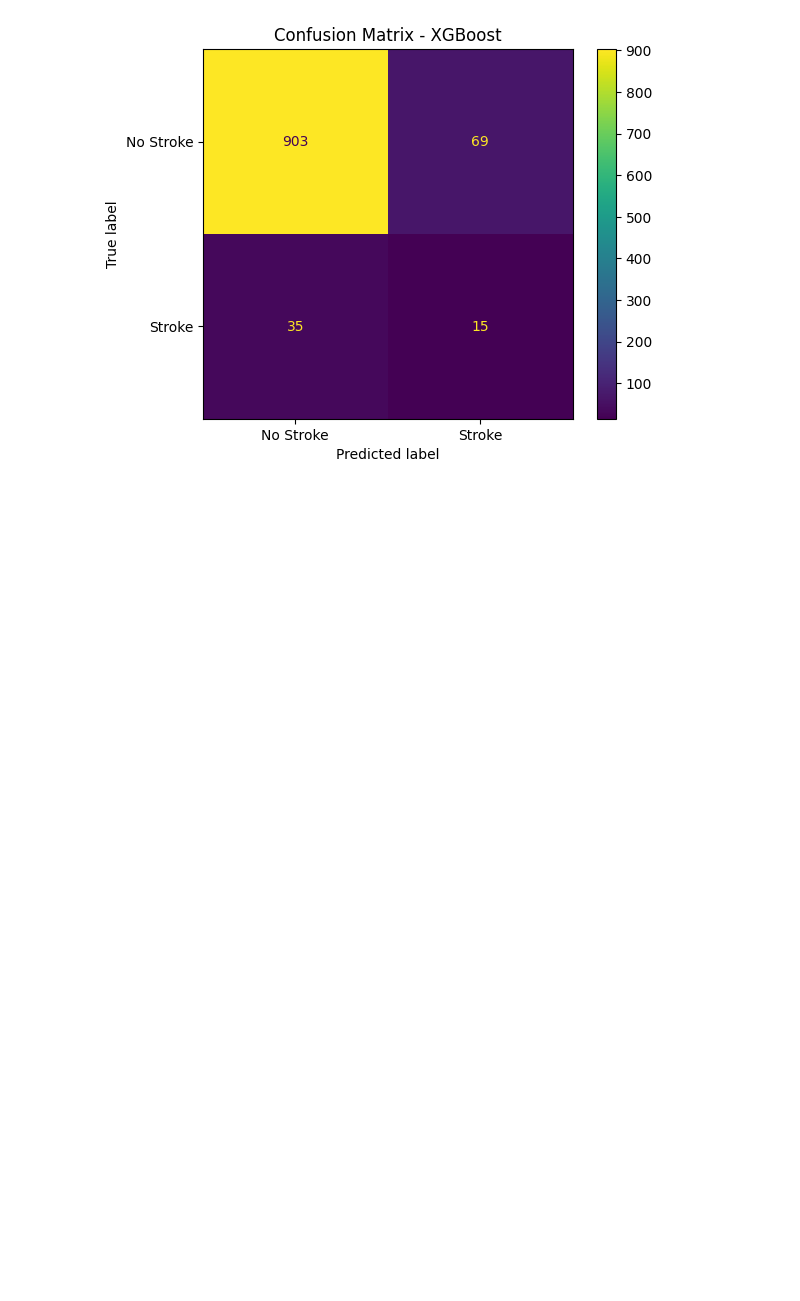
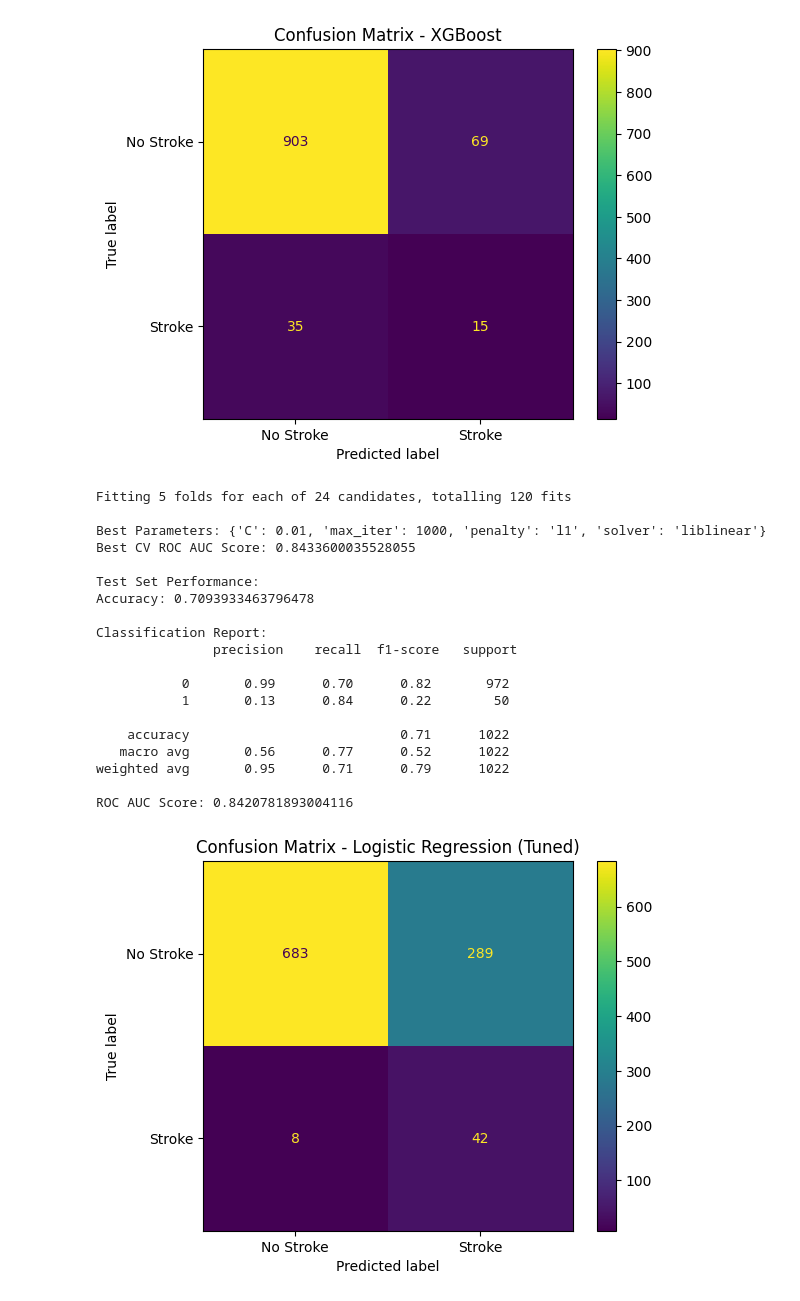
Before and after one commit to neylami/stroke-prediction-with-machine-learning, a Jupyter notebook: ML-stroke.ipynb, the cells around one changed output. Saved outputs shown, nothing was run; the diff lists cells and outputs as text; code cells hidden in the pictures; blank space fills up the shorter version.

Commit message:
tuning for lr

```diff
--- a/ML-stroke.ipynb
+++ b/ML-stroke.ipynb
@@ -342,3 +342,61 @@ weighted avg       0.92      0.90      0.91      1022
 
 ROC AUC Score: 0.8194855967078188
 [figure]
+# %%
+from sklearn.model_selection import GridSearchCV, RandomizedSearchCV
+# hyperparameter tuning utk logistic regression
+log_param_grid = {
+    'C': [0.001, 0.01, 0.1, 1, 10, 100],
+    'penalty': ['l1', 'l2'],
+    'solver': ['liblinear', 'saga'],
+    'max_iter': [1000]
+}
+
+log_grid = GridSearchCV(
+    LogisticRegression(class_weight='balanced', random_state=42),
+    log_param_grid,
+    cv=5,
+    scoring='roc_auc',
+    n_jobs=-1,
+    verbose=1
+)
+
+log_grid.fit(X_train_scaled, y_train)
+log_model_tuned = log_grid.best_estimator_
+
+print("\nBest Parameters:", log_grid.best_params_)
+print("Best CV ROC AUC Score:", log_grid.best_score_)
+
+y_pred_log_tuned = log_model_tuned.predict(X_test_scaled)
+y_proba_log_tuned = log_model_tuned.predict_proba(X_test_scaled)[:, 1]
+
+print("\nTest Set Performance:")
+print("Accuracy:", accuracy_score(y_test, y_pred_log_tuned))
+print("\nClassification Report:\n", classification_report(y_test, y_pred_log_tuned))
+print("ROC AUC Score:", roc_auc_score(y_test, y_proba_log_tuned))
+
+ConfusionMatrixDisplay(confusion_matrix(y_test, y_pred_log_tuned),
+                       display_labels=['No Stroke', 'Stroke']).plot()
+plt.title("Confusion Matrix - Logistic Regression (Tuned)")
+plt.show()
+# %% [output]
+Fitting 5 folds for each of 24 candidates, totalling 120 fits
+
+Best Parameters: {'C': 0.01, 'max_iter': 1000, 'penalty': 'l1', 'solver': 'liblinear'}
+Best CV ROC AUC Score: 0.8433600035528055
+
+Test Set Performance:
+Accuracy: 0.7093933463796478
+
+Classification Report:
+               precision    recall  f1-score   support
+
+           0       0.99      0.70      0.82       972
+           1       0.13      0.84      0.22        50
+
+    accuracy                           0.71      1022
+   macro avg       0.56      0.77      0.52      1022
+weighted avg       0.95      0.71      0.79      1022
+
+ROC AUC Score: 0.8420781893004116
+[figure, added]
```
